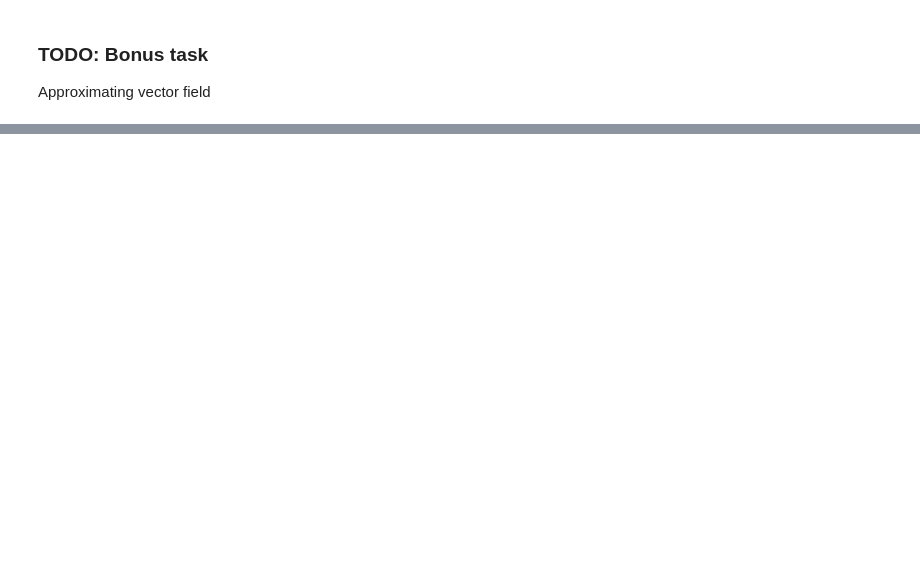
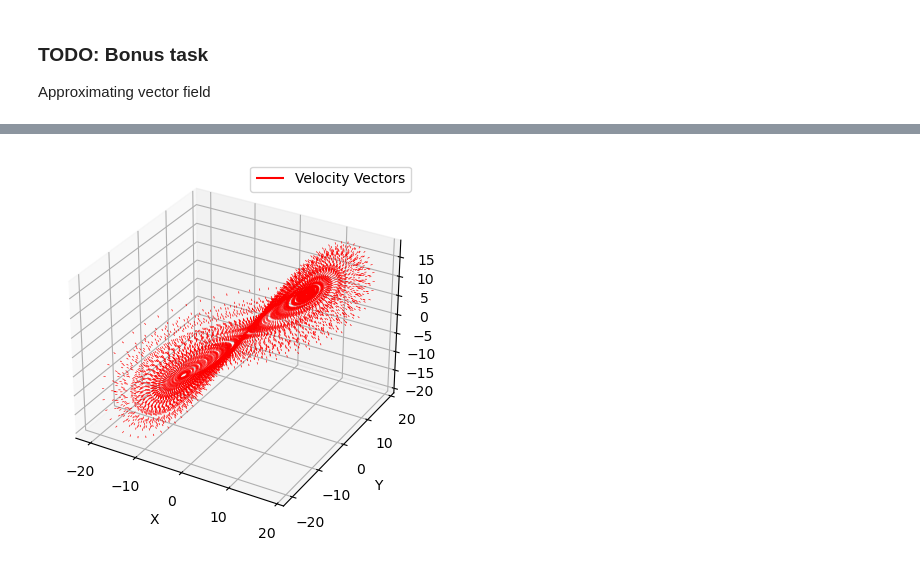
Before and after one commit to Augustin690/learning-dynamical-systems, a Jupyter notebook: src/part2/task4_2.ipynb, the cells around one changed output, grey strips where cells are left out. Drawn from its saved outputs; the diff is of its cells as text; code cells hidden in the pictures; blank space fills up the shorter version.

```diff
--- a/src/part2/task4_2.ipynb
+++ b/src/part2/task4_2.ipynb
@@ -139,0 +151,4 @@ Approximating vector field
+# %%
+# computing vector field v, delta_t=1 in between 2 consecutive rows
+v = np.diff(delayed_x, axis=0)
+v
@@ -139,0 +163,23 @@ Approximating vector field
+# %%
+# Midpoints for vector plotting (optional)
+midpoints = (delayed_x[:-1] + delayed_x[1:]) / 2
+
+# Plotting the vector field
+fig = plt.figure()
+ax = fig.add_subplot(111, projection='3d')
+
+# Original points
+#ax.plot(delayed_x[:, 0], delayed_x[:, 1], delayed_x[:, 2], 'o-', label='Trajectory')
+
+# Quiver plot for velocity vectors
+ax.quiver(midpoints[:, 0], midpoints[:, 1], midpoints[:, 2],
+          v[:, 0], v[:, 1], v[:, 2],
+          length=0.1, normalize=True, color='r', label='Velocity Vectors')
+
+ax.set_xlabel('X')
+ax.set_ylabel('Y')
+ax.set_zlabel('Z')
+ax.legend()
+plt.show()
+# %% [output]
+[figure, added]
```
Also changed, not shown: parts of 27 cells of this notebook, 6 other files.
